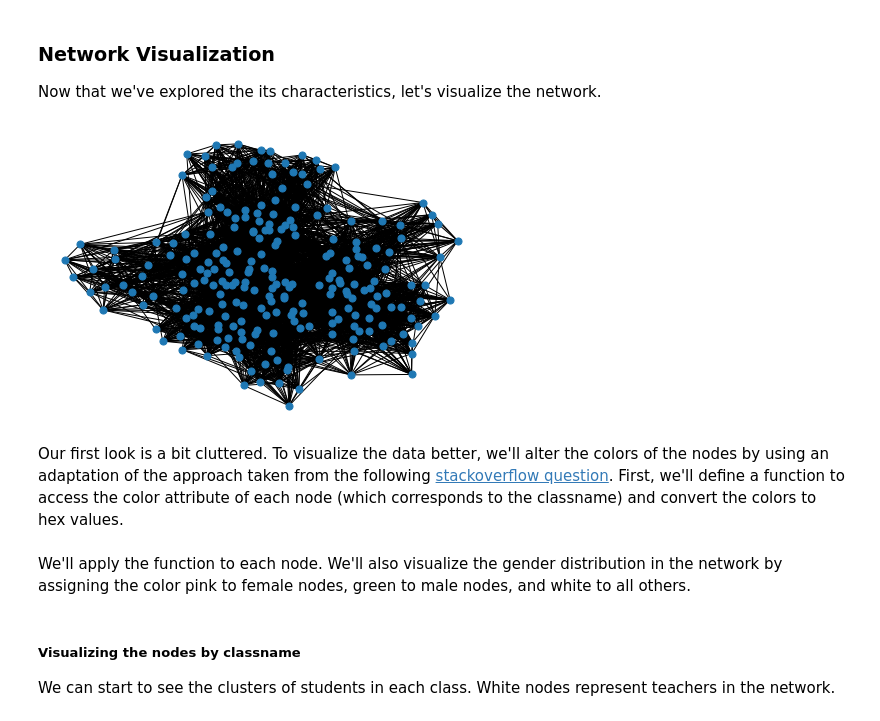
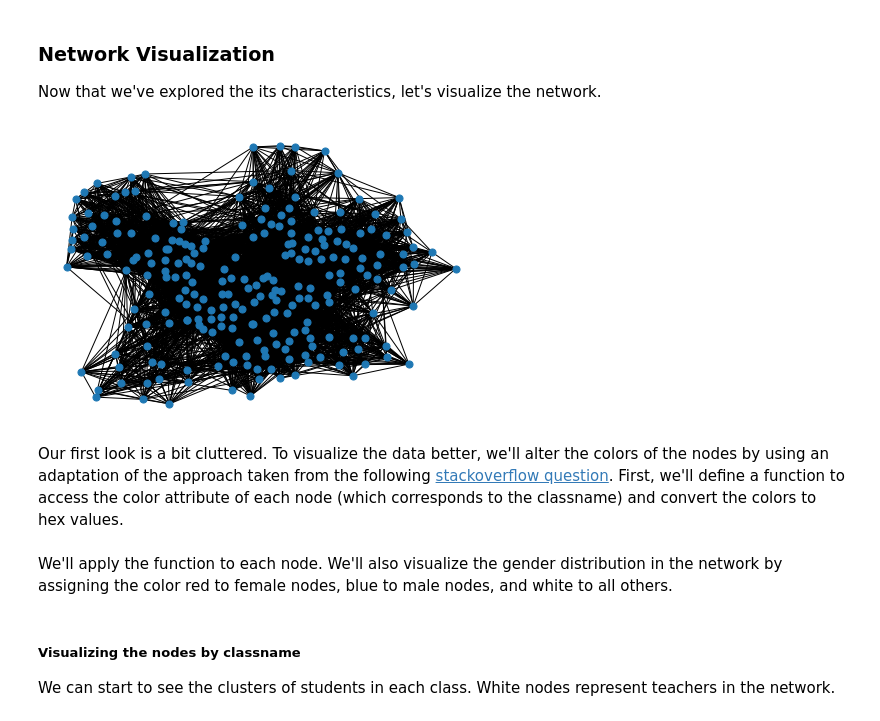
Before and after one commit to amberferger/DATA620_Group_Assignments, a Jupyter notebook: Project1/DATA620_Project1.ipynb, the cells around one changed output. Cells and saved outputs as stored; diff of their text form; code cells hidden in the pictures.

```diff
--- a/Project1/DATA620_Project1.ipynb
+++ b/Project1/DATA620_Project1.ipynb
@@ -68,9 +106,9 @@ print(len(allTeachers))
 ### Network Visualization
 Now that we've explored the its characteristics, let's visualize the network.
 # %%
-nx.draw(G, with_labels = False, font_weight='bold', node_size = 50)
+nx.draw_spring(G, with_labels = False, node_size = 50)
 # %% [output]
-[figure, old version]
+[figure, new version]
 # %% [markdown]
 Our first look is a bit cluttered. To visualize the data better, we'll alter the colors of the nodes by using an adaptation of the approach taken from the following [stackoverflow question](https://stackoverflow.com/questions/43265020/apply-color-to-specific-node-networkx). First, we'll define a function to access the color attribute of each node (which corresponds to the classname) and convert the colors to hex values.
 # %%
@@ -85,7 +123,7 @@ def convert_to_hex(node) :
         blue = 255
     return '#%02x%02x%02x' % (red, green, blue)
 # %% [markdown]
-We'll apply the function to each node. We'll also visualize the gender distribution in the network by assigning the color pink to female nodes, green to male nodes, and white to all others.
+We'll apply the function to each node. We'll also visualize the gender distribution in the network by assigning the color red to female nodes, blue to male nodes, and white to all others.
 # %%
 # node instead of nodes
 colormap = []
```
Also changed, not shown: parts of 43 cells of this notebook.
